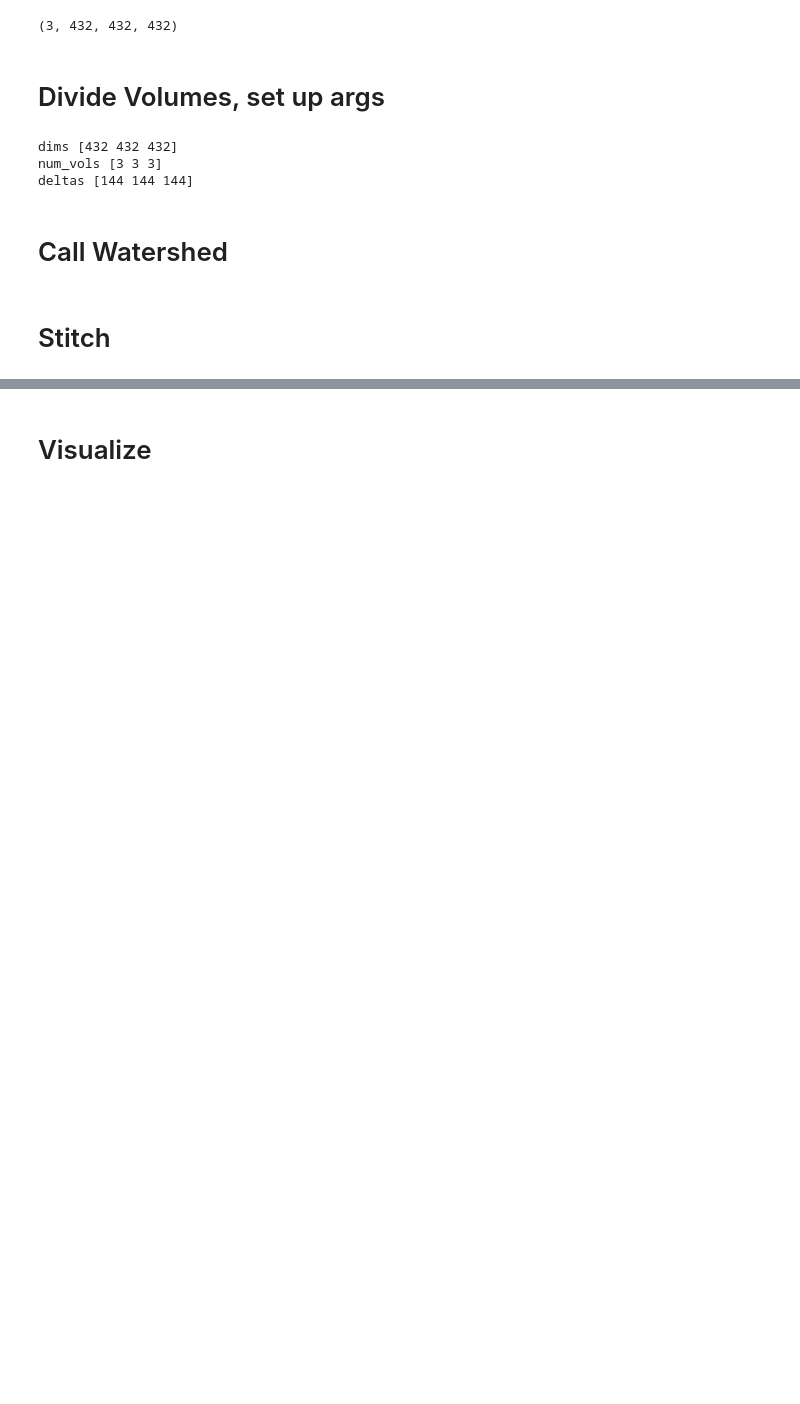
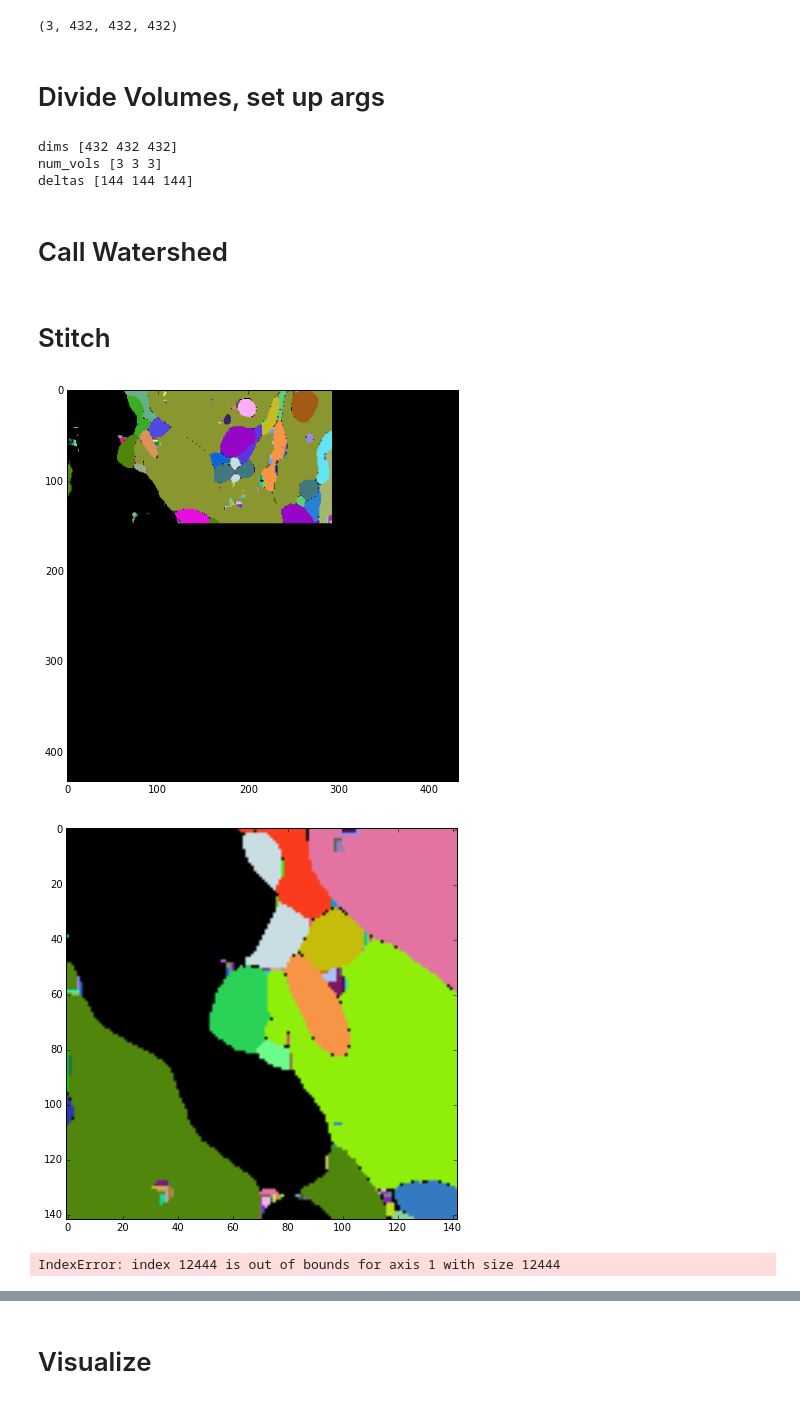
Before and after one commit to csinva/conv-net-scripts, a Jupyter notebook: src_cython/par_tests_3.ipynb, the cells around one changed output, grey strips where cells are left out. Drawn from its saved outputs; the diff is of its cells as text; code cells hidden in the pictures; blank space fills up the shorter version.

```diff
--- a/src_cython/par_tests_3.ipynb
+++ b/src_cython/par_tests_3.ipynb
@@ -84,32 +84,40 @@ p.map(zwshed_h5_par, args)
 # %%
 def merge_by_thresh(seg,seg_sizes,rg,thresh):
     re = {}
+    seg_max = np.max(seg)
     for i in range(rg.shape[0]):
         n1,n2,w = rg[i,:]
         size = w*w*thresh
         if seg_sizes[n1] < size or seg_sizes[n2] < size:
             re[n2]=n1
             seg_sizes[n1]+=seg_sizes[n2]
             seg_sizes[n2]+=seg_sizes[n1]
     re_filtered = {}
     for key in re:
         val = re[key]
         while val in re:
             val = re[val]
-        re_filtered[key] = val
+        if key < seg_max and val < seg_max:
+            re_filtered[key] = val
     display_seg_yz(seg)
-    mp = np.arange(0,np.max(seg)+1,dtype='uint32')
+    mp = np.arange(0,seg_max+1,dtype='uint32')
     mp[re_filtered.keys()] = re_filtered.values()
     seg = mp[seg]
     display_seg_yz(seg)
     return seg
 
 num,thresh = 0,2000
 f = h5py.File(outname, 'a')
 s,e = f['starts'][num],f['ends'][num]
-seg = f['seg'][s[0]:e[0],s[1]:e[1],s[2]:e[2]]
+seg = f['seg'][s[0]+3:e[0]-3,s[1]+3:e[1]-3,s[2]+3:e[2]-3]
+# seg = f['seg'][s[0]+3:e[0]-3,s[1]+3:e[1]-3,s[2]+3:-200]
+display_seg_yz(f['seg'])
 seg_sizes = np.array(f['seg_sizes'])
 rg = np.array(f['rg_'+str(num)])
 f.close()
 
 seg_merged = merge_by_thresh(seg,seg_sizes,rg,thresh)
+# %% [output]
+[figure, added]
+[figure, added]
+IndexError: index 12444 is out of bounds for axis 1 with size 12444
```
Also changed, not shown: parts of 4 cells of this notebook.
